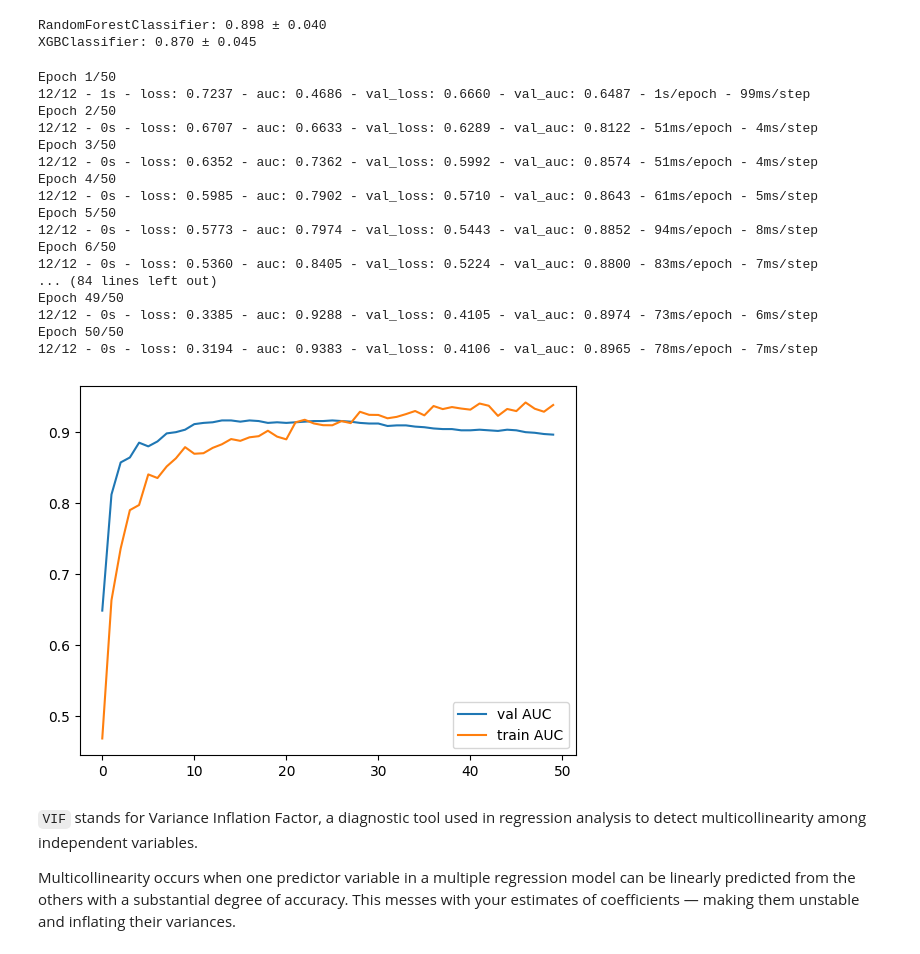
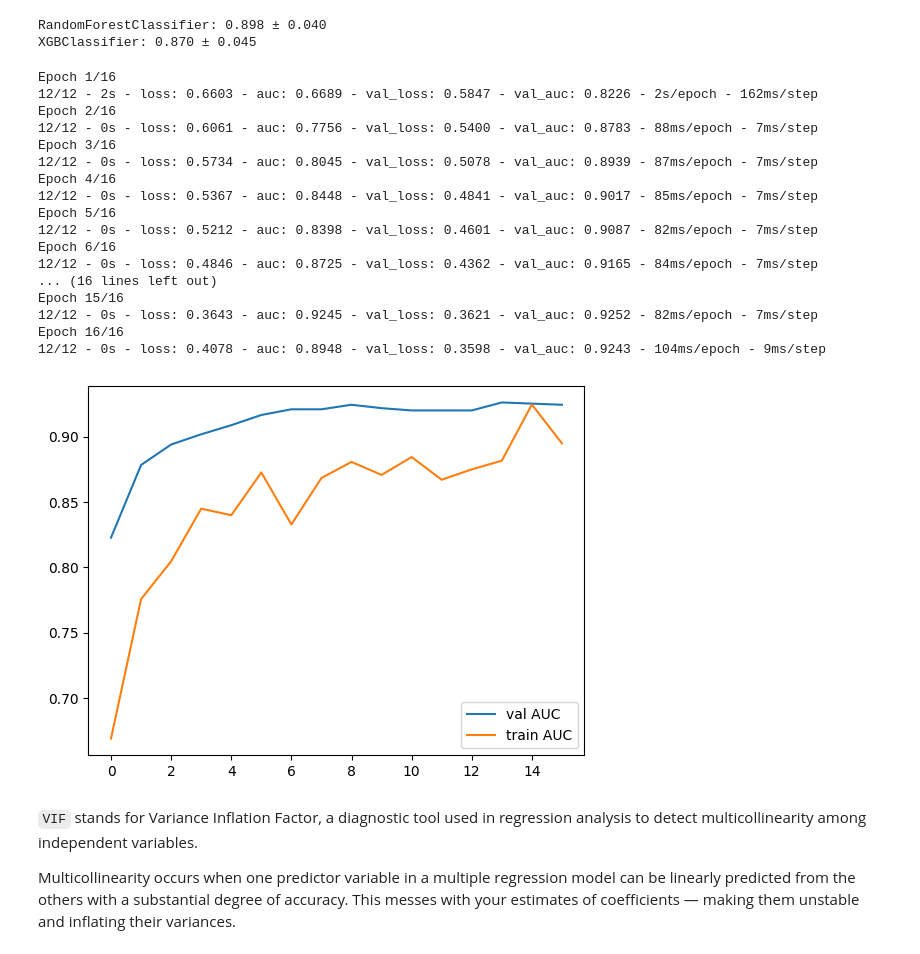
Before and after one commit to arash-jafarpour/hd-dataset, a Jupyter notebook: index.ipynb, the cells around one changed output. Cells and saved outputs as stored; diff of their text form; code cells hidden in the pictures.

Commit message:
checkpoint:

```diff
--- a/index.ipynb
+++ b/index.ipynb
@@ -375,64 +375,65 @@ XGBClassifier: 0.870 ± 0.045
 from tensorflow.keras import layers, models, regularizers
 from sklearn.model_selection import train_test_split
 
-# 1. Split one fold
+# split one fold
 X_tr, X_val, y_tr, y_val = train_test_split(
     X_train, y_train, test_size=0.2, stratify=y_train, random_state=42
 )
 
-# 2. Build encoder + head
+# build encoder + head
 def build_encoder(input_dim):
     inp = layers.Input(input_dim)
     x = layers.Dense(32, activation="swish",
         kernel_regularizer=regularizers.l2(1e-4))(inp)
     x = layers.Dropout(0.3)(x)
     x = layers.Dense(16, activation="swish",
         kernel_regularizer=regularizers.l2(1e-4))(x)
     return models.Model(inp, x)
 
 encoder = build_encoder(X_tr.shape[1])
 head_in = layers.Input(16)
 out = layers.Dense(1, activation="sigmoid")(head_in)
 head = models.Model(head_in, out)
 
-# 3. Combine & train
+# combine & train
 inp = encoder.input
 logit = head(encoder.output)
 model = models.Model(inp, logit)
 model.compile("adam", "binary_crossentropy", metrics=["AUC"])
 
+# we started with 50 then 30 epochs
 history = model.fit(
     X_tr, y_tr,
     validation_data=(X_val, y_val),
-    epochs=50, batch_size=16, verbose=2
+    epochs=16, batch_size=16, verbose=2
 )
 
-# 4. Check overfitting
+# check overfitting
 import matplotlib.pyplot as plt
 
 plt.plot(history.history["val_auc"], label="val AUC")
 plt.plot(history.history["auc"], label="train AUC")
 plt.legend()
 plt.show()
 # %% [output]
-Epoch 1/50
-12/12 - 1s - loss: 0.7237 - auc: 0.4686 - val_loss: 0.6660 - val_auc: 0.6487 - 1s/epoch - 99ms/step
-Epoch 2/50
-12/12 - 0s - loss: 0.6707 - auc: 0.6633 - val_loss: 0.6289 - val_auc: 0.8122 - 51ms/epoch - 4ms/step
-Epoch 3/50
-12/12 - 0s - loss: 0.6352 - auc: 0.7362 - val_loss: 0.5992 - val_auc: 0.8574 - 51ms/epoch - 4ms/step
-Epoch 4/50
-12/12 - 0s - loss: 0.5985 - auc: 0.7902 - val_loss: 0.5710 - val_auc: 0.8643 - 61ms/epoch - 5ms/step
-Epoch 5/50
-12/12 - 0s - loss: 0.5773 - auc: 0.7974 - val_loss: 0.5443 - val_auc: 0.8852 - 94ms/epoch - 8ms/step
-Epoch 6/50
-12/12 - 0s - loss: 0.5360 - auc: 0.8405 - val_loss: 0.5224 - val_auc: 0.8800 - 83ms/epoch - 7ms/step
-... (84 lines left out)
-Epoch 49/50
-12/12 - 0s - loss: 0.3385 - auc: 0.9288 - val_loss: 0.4105 - val_auc: 0.8974 - 73ms/epoch - 6ms/step
-Epoch 50/50
-12/12 - 0s - loss: 0.3194 - auc: 0.9383 - val_loss: 0.4106 - val_auc: 0.8965 - 78ms/epoch - 7ms/step
+Epoch 1/16
+12/12 - 2s - loss: 0.6603 - auc: 0.6689 - val_loss: 0.5847 - val_auc: 0.8226 - 2s/epoch - 162ms/step
+Epoch 2/16
+12/12 - 0s - loss: 0.6061 - auc: 0.7756 - val_loss: 0.5400 - val_auc: 0.8783 - 88ms/epoch - 7ms/step
+Epoch 3/16
+12/12 - 0s - loss: 0.5734 - auc: 0.8045 - val_loss: 0.5078 - val_auc: 0.8939 - 87ms/epoch - 7ms/step
+Epoch 4/16
+12/12 - 0s - loss: 0.5367 - auc: 0.8448 - val_loss: 0.4841 - val_auc: 0.9017 - 85ms/epoch - 7ms/step
+Epoch 5/16
+12/12 - 0s - loss: 0.5212 - auc: 0.8398 - val_loss: 0.4601 - val_auc: 0.9087 - 82ms/epoch - 7ms/step
+Epoch 6/16
+12/12 - 0s - loss: 0.4846 - auc: 0.8725 - val_loss: 0.4362 - val_auc: 0.9165 - 84ms/epoch - 7ms/step
+... (16 lines left out)
+Epoch 15/16
+12/12 - 0s - loss: 0.3643 - auc: 0.9245 - val_loss: 0.3621 - val_auc: 0.9252 - 82ms/epoch - 7ms/step
+Epoch 16/16
+12/12 - 0s - loss: 0.4078 - auc: 0.8948 - val_loss: 0.3598 - val_auc: 0.9243 - 104ms/epoch - 9ms/step
-[figure, old version]
+[figure, new version]
 # %% [markdown]
 `VIF` stands for Variance Inflation Factor, a diagnostic tool used in regression analysis to detect multicollinearity among independent variables.
 
```
